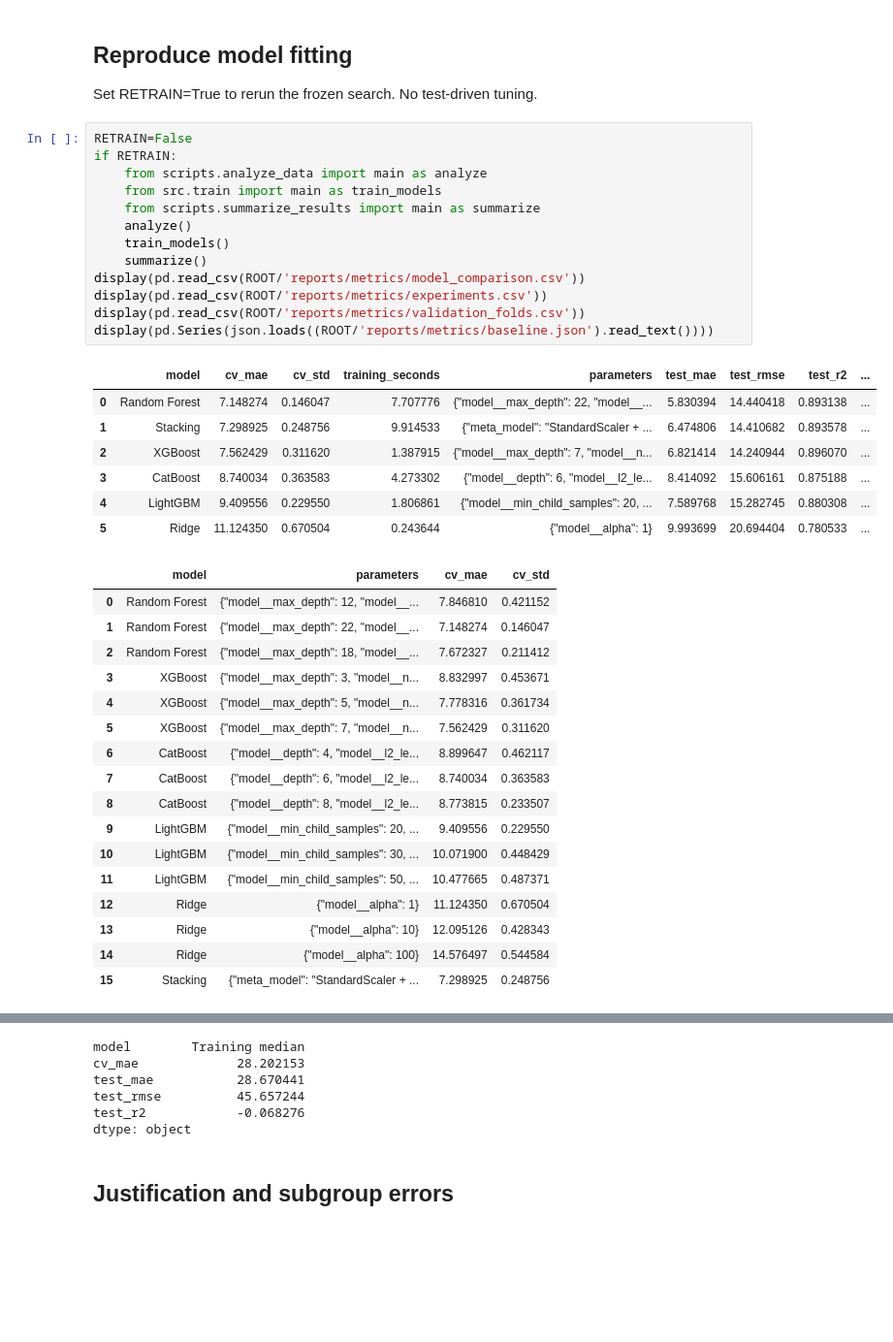
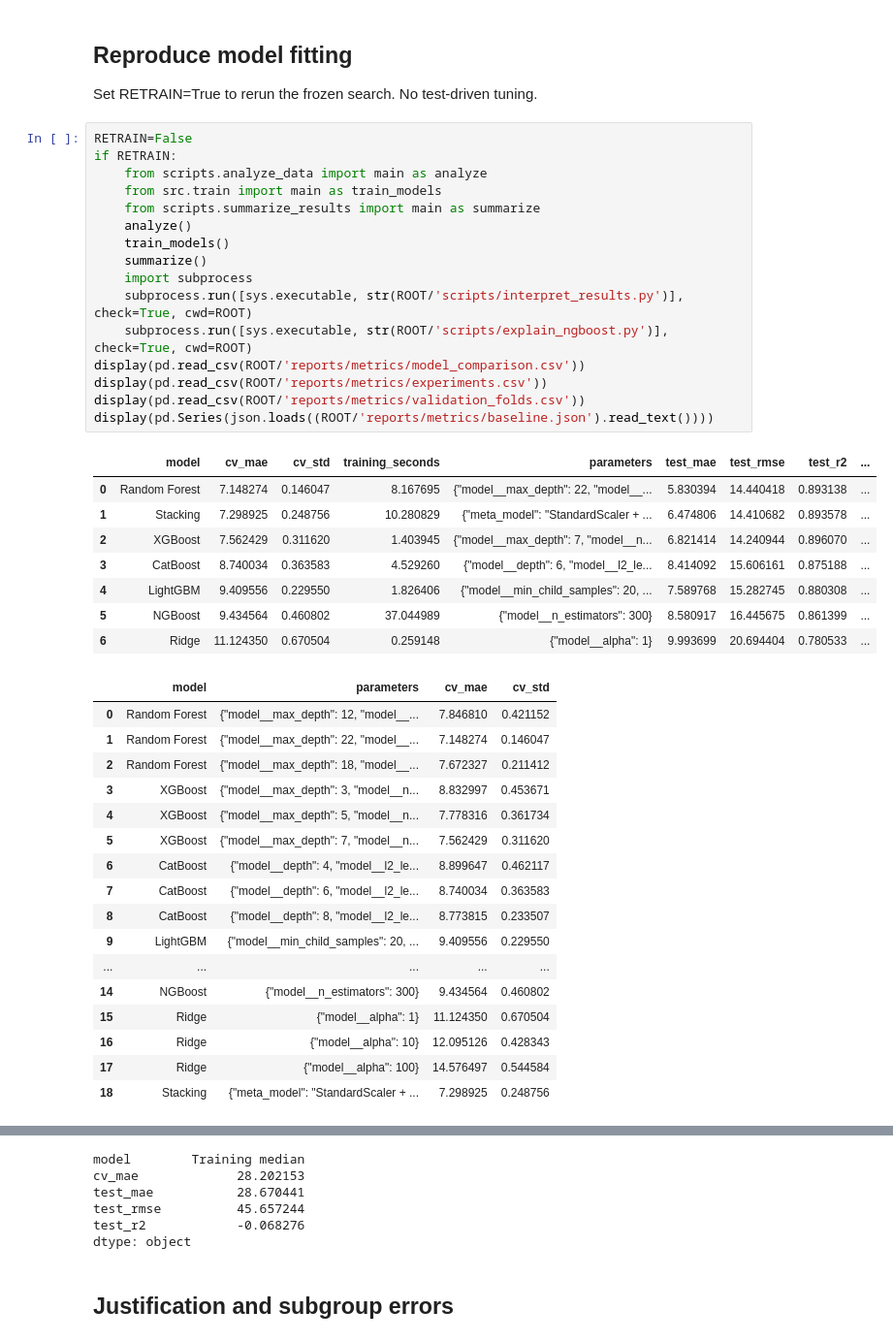
Before and after one commit to suwickramanayaka/sri-lanka-vehicle-price-prediction, a Jupyter notebook: notebooks/vehicle_price_analysis.ipynb, the cells around one changed output, grey strips where cells are left out. Shown at 97% size. Saved outputs shown, nothing was run; the diff lists cells and outputs as text; blank space fills up the shorter version.

Commit message:
Add NGBoost probabilistic study, explanations and demo

```diff
--- a/notebooks/vehicle_price_analysis.ipynb
+++ b/notebooks/vehicle_price_analysis.ipynb
@@ -112,24 +133,28 @@ Set RETRAIN=True to rerun the frozen search. No test-driven tuning.
 # %%
 RETRAIN=False
 if RETRAIN:
     from scripts.analyze_data import main as analyze
     from src.train import main as train_models
     from scripts.summarize_results import main as summarize
     analyze()
     train_models()
     summarize()
+    import subprocess
+    subprocess.run([sys.executable, str(ROOT/'scripts/interpret_results.py')], check=True, cwd=ROOT)
+    subprocess.run([sys.executable, str(ROOT/'scripts/explain_ngboost.py')], check=True, cwd=ROOT)
 display(pd.read_csv(ROOT/'reports/metrics/model_comparison.csv'))
 display(pd.read_csv(ROOT/'reports/metrics/experiments.csv'))
 display(pd.read_csv(ROOT/'reports/metrics/validation_folds.csv'))
 display(pd.Series(json.loads((ROOT/'reports/metrics/baseline.json').read_text())))
 # %% [output]
 |  | model | cv_mae | cv_std | training_seconds | parameters | test_mae | test_rmse | test_r2 | ... |
-| 0 | Random Forest | 7.148274 | 0.146047 | 7.707776 | {"model__max_depth": 22, "model__... | 5.830394 | 14.440418 | 0.893138 | ... |
-| 1 | Stacking | 7.298925 | 0.248756 | 9.914533 | {"meta_model": "StandardScaler + ... | 6.474806 | 14.410682 | 0.893578 | ... |
-| 2 | XGBoost | 7.562429 | 0.311620 | 1.387915 | {"model__max_depth": 7, "model__n... | 6.821414 | 14.240944 | 0.896070 | ... |
-| 3 | CatBoost | 8.740034 | 0.363583 | 4.273302 | {"model__depth": 6, "model__l2_le... | 8.414092 | 15.606161 | 0.875188 | ... |
-| 4 | LightGBM | 9.409556 | 0.229550 | 1.806861 | {"model__min_child_samples": 20, ... | 7.589768 | 15.282745 | 0.880308 | ... |
-| 5 | Ridge | 11.124350 | 0.670504 | 0.243644 | {"model__alpha": 1} | 9.993699 | 20.694404 | 0.780533 | ... |
+| 0 | Random Forest | 7.148274 | 0.146047 | 8.167695 | {"model__max_depth": 22, "model__... | 5.830394 | 14.440418 | 0.893138 | ... |
+| 1 | Stacking | 7.298925 | 0.248756 | 10.280829 | {"meta_model": "StandardScaler + ... | 6.474806 | 14.410682 | 0.893578 | ... |
+| 2 | XGBoost | 7.562429 | 0.311620 | 1.403945 | {"model__max_depth": 7, "model__n... | 6.821414 | 14.240944 | 0.896070 | ... |
+| 3 | CatBoost | 8.740034 | 0.363583 | 4.529260 | {"model__depth": 6, "model__l2_le... | 8.414092 | 15.606161 | 0.875188 | ... |
+| 4 | LightGBM | 9.409556 | 0.229550 | 1.826406 | {"model__min_child_samples": 20, ... | 7.589768 | 15.282745 | 0.880308 | ... |
+| 5 | NGBoost | 9.434564 | 0.460802 | 37.044989 | {"model__n_estimators": 300} | 8.580917 | 16.445675 | 0.861399 | ... |
+| 6 | Ridge | 11.124350 | 0.670504 | 0.259148 | {"model__alpha": 1} | 9.993699 | 20.694404 | 0.780533 | ... |
 |  | model | parameters | cv_mae | cv_std |
 | 0 | Random Forest | {"model__max_depth": 12, "model__... | 7.846810 | 0.421152 |
 | 1 | Random Forest | {"model__max_depth": 22, "model__... | 7.148274 | 0.146047 |
@@ -141,12 +166,12 @@ display(pd.Series(json.loads((ROOT/'reports/metrics/baseline.json').read_text())
 | 7 | CatBoost | {"model__depth": 6, "model__l2_le... | 8.740034 | 0.363583 |
 | 8 | CatBoost | {"model__depth": 8, "model__l2_le... | 8.773815 | 0.233507 |
 | 9 | LightGBM | {"model__min_child_samples": 20, ... | 9.409556 | 0.229550 |
-| 10 | LightGBM | {"model__min_child_samples": 30, ... | 10.071900 | 0.448429 |
-| 11 | LightGBM | {"model__min_child_samples": 50, ... | 10.477665 | 0.487371 |
-| 12 | Ridge | {"model__alpha": 1} | 11.124350 | 0.670504 |
-| 13 | Ridge | {"model__alpha": 10} | 12.095126 | 0.428343 |
-| 14 | Ridge | {"model__alpha": 100} | 14.576497 | 0.544584 |
-| 15 | Stacking | {"meta_model": "StandardScaler + ... | 7.298925 | 0.248756 |
+| ... | ... | ... | ... | ... |
+| 14 | NGBoost | {"model__n_estimators": 300} | 9.434564 | 0.460802 |
+| 15 | Ridge | {"model__alpha": 1} | 11.124350 | 0.670504 |
+| 16 | Ridge | {"model__alpha": 10} | 12.095126 | 0.428343 |
+| 17 | Ridge | {"model__alpha": 100} | 14.576497 | 0.544584 |
+| 18 | Stacking | {"meta_model": "StandardScaler + ... | 7.298925 | 0.248756 |
 |  | model | fold | mae |
 | 0 | Random Forest | 1 | 7.180831 |
 | 1 | Random Forest | 2 | 6.955362 |
```
Also changed, not shown: parts of 7 cells of this notebook, 49 other files.
